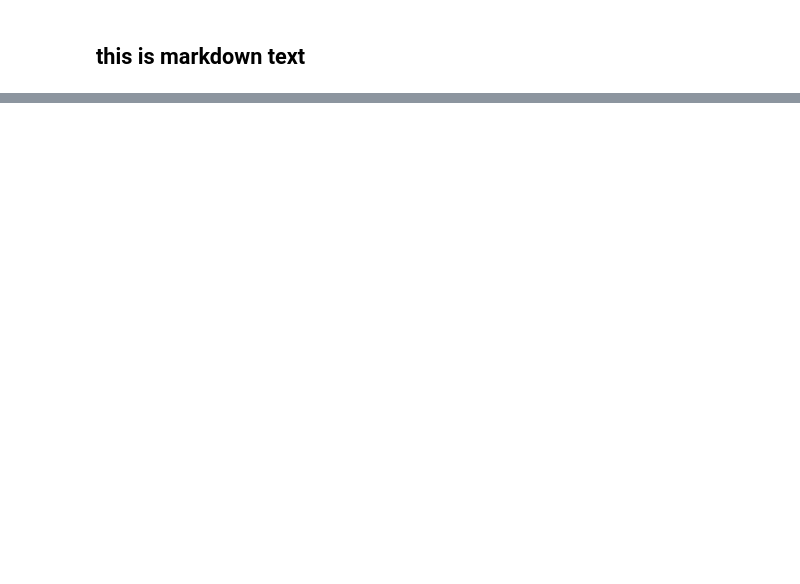
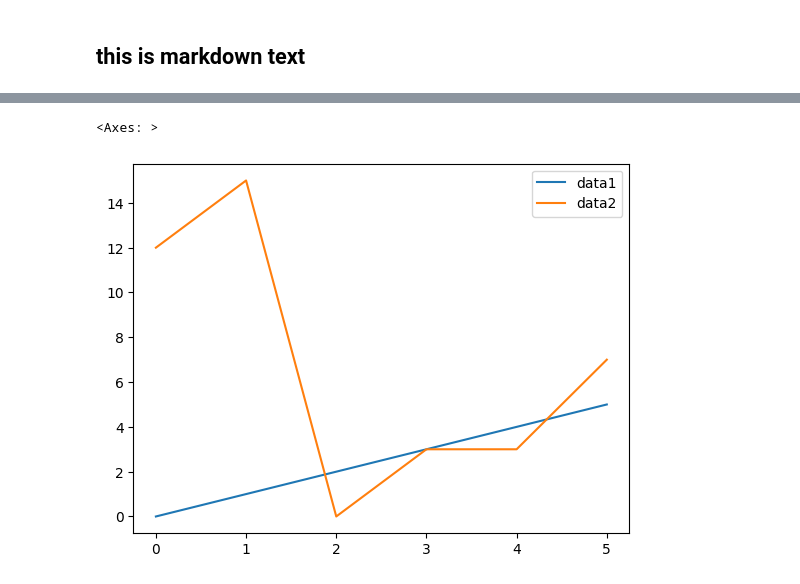
Before and after one commit to githubLoka/notebook-review-tests, a Jupyter notebook: notebook1.ipynb, the cells around one changed output, grey strips where cells are left out. Cells and saved outputs as stored; diff of their text form; code cells hidden in the pictures; blank space fills up the shorter version.

```diff
--- a/notebook1.ipynb
+++ b/notebook1.ipynb
@@ -31,0 +36,5 @@ df.plot(kind='box')
+# %%
+df.plot(kind='line')
+# %% [output]
+<Axes: >
+[figure, added]
```
Also changed, not shown: parts of 4 cells of this notebook.
